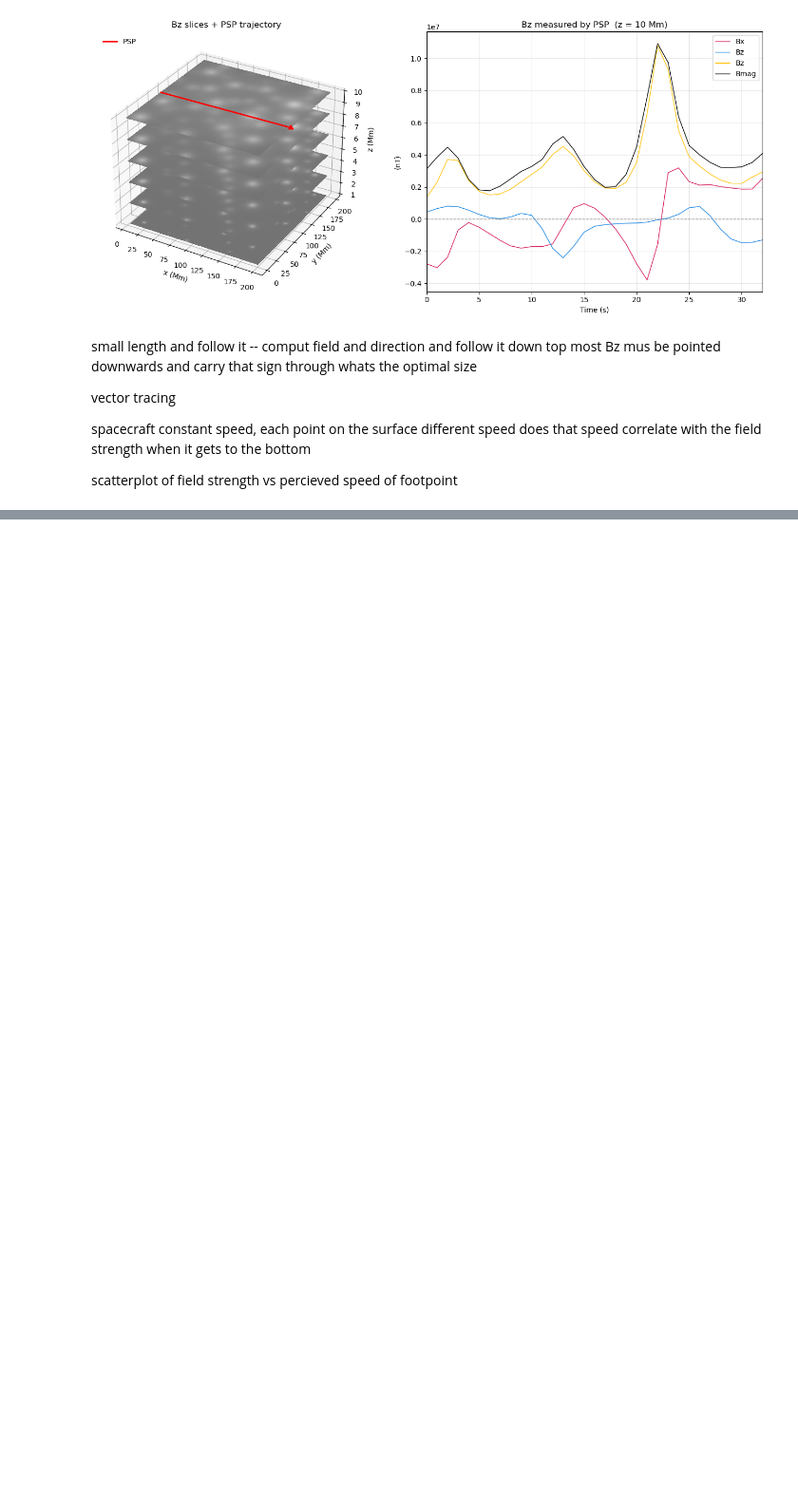
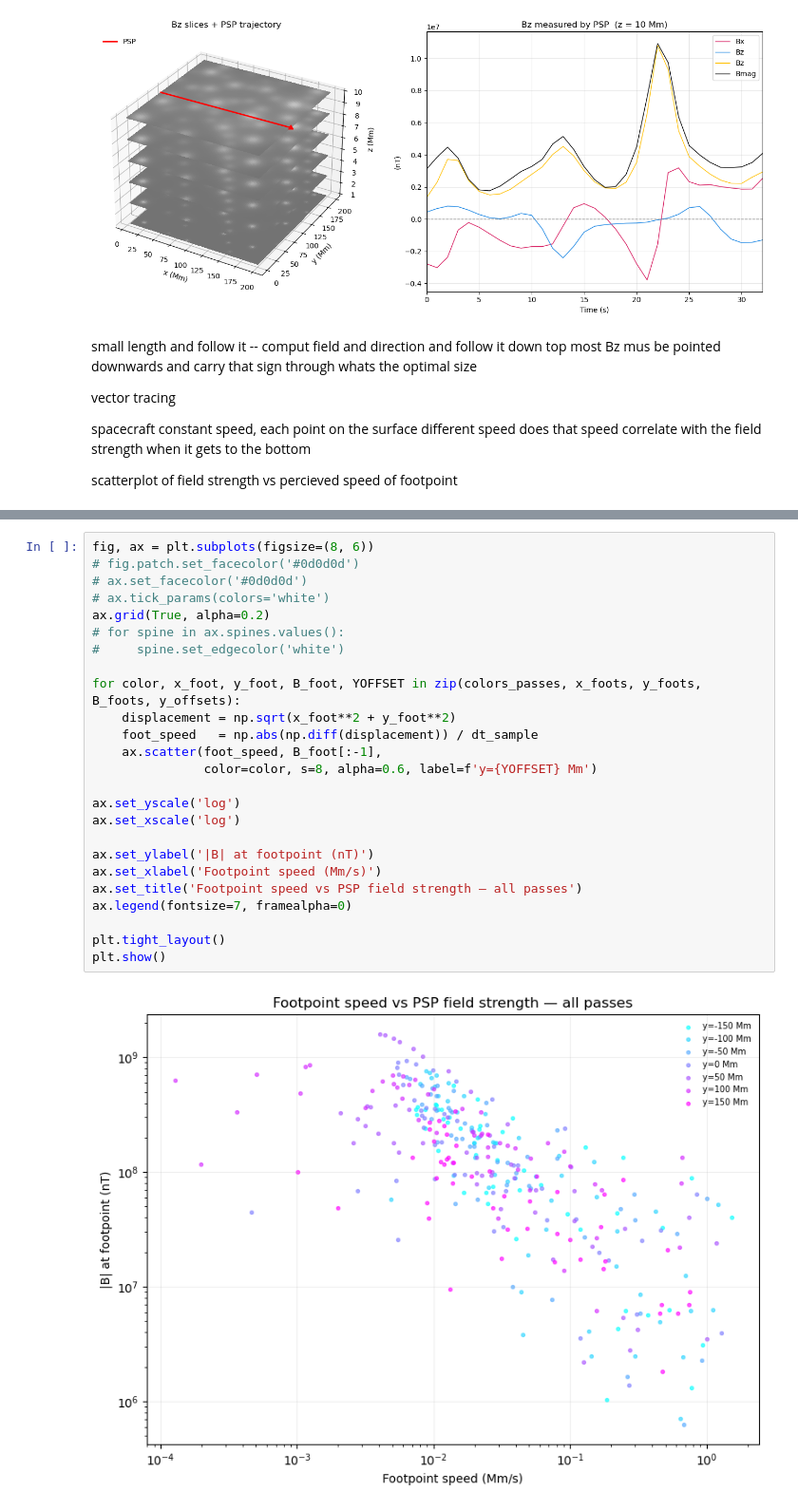
Before and after one commit to aylaweitz/PSP-footpoints, a Jupyter notebook: test.ipynb, the cells around one changed output, grey strips where cells are left out. Shown at 95% size. Drawn from its saved outputs; the diff is of its cells as text; blank space fills up the shorter version.

```diff
--- a/test.ipynb
+++ b/test.ipynb
@@ -464,0 +586,27 @@ Text(0.5, 0, 'Footpoint speed [Mm / s]')
+# %%
+fig, ax = plt.subplots(figsize=(8, 6))
+# fig.patch.set_facecolor('#0d0d0d')
+# ax.set_facecolor('#0d0d0d')
+# ax.tick_params(colors='white')
+ax.grid(True, alpha=0.2)
+# for spine in ax.spines.values():
+#     spine.set_edgecolor('white')
+
+for color, x_foot, y_foot, B_foot, YOFFSET in zip(colors_passes, x_foots, y_foots, B_foots, y_offsets):
+    displacement = np.sqrt(x_foot**2 + y_foot**2)
+    foot_speed   = np.abs(np.diff(displacement)) / dt_sample
+    ax.scatter(foot_speed, B_foot[:-1],
+               color=color, s=8, alpha=0.6, label=f'y={YOFFSET} Mm')
+
+ax.set_yscale('log')
+ax.set_xscale('log')
+
+ax.set_ylabel('|B| at footpoint (nT)')
+ax.set_xlabel('Footpoint speed (Mm/s)')
+ax.set_title('Footpoint speed vs PSP field strength — all passes')
+ax.legend(fontsize=7, framealpha=0)
+
+plt.tight_layout()
+plt.show()
+# %% [output]
+[figure, added]
```
Also changed, not shown: parts of 23 cells of this notebook.
